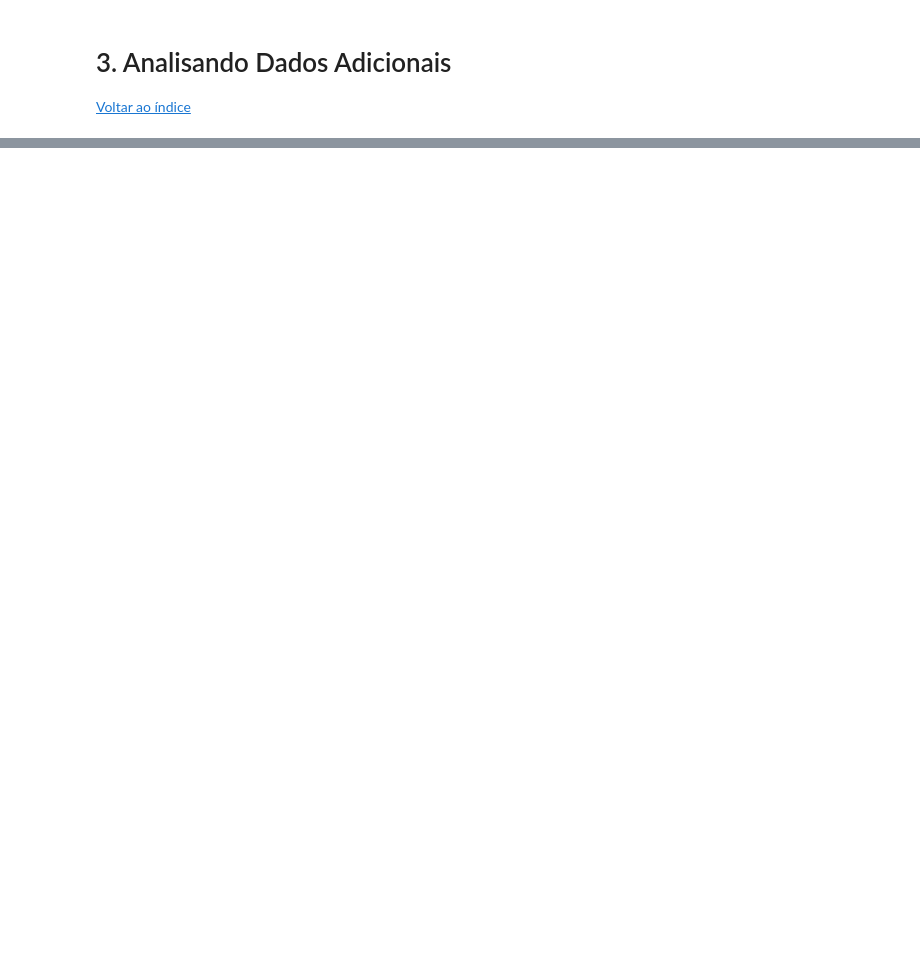
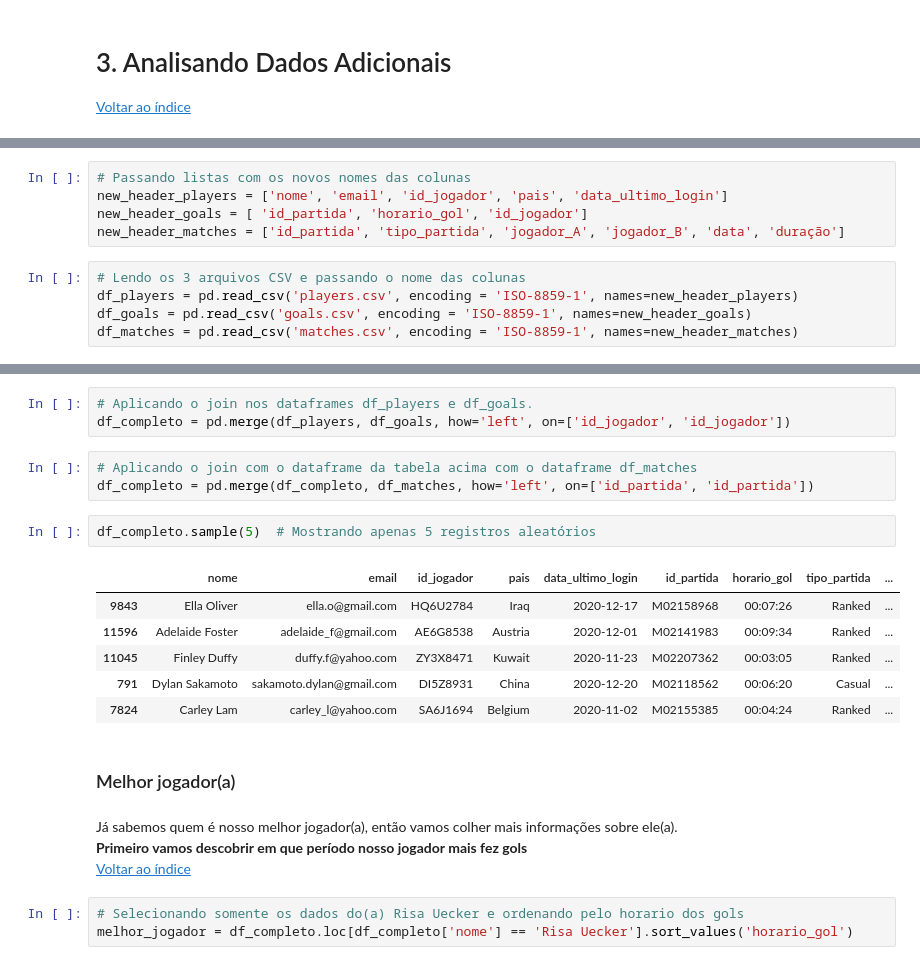
Before and after one commit to ArakakiB/Classificando_jogadores_por_nivel, a Jupyter notebook: Classificando_jogadores_por_nivel.ipynb, the cells around one changed output, grey strips where cells are left out. Cells and saved outputs as stored; diff of their text form; blank space fills up the shorter version.

```diff
--- a/Classificando_jogadores_por_nivel.ipynb
+++ b/Classificando_jogadores_por_nivel.ipynb
@@ -973,0 +1077,10 @@ fig.show()
+# %%
+# Passando listas com os novos nomes das colunas
+new_header_players = ['nome', 'email', 'id_jogador', 'pais', 'data_ultimo_login']
+new_header_goals = [ 'id_partida', 'horario_gol', 'id_jogador']
+new_header_matches = ['id_partida', 'tipo_partida', 'jogador_A', 'jogador_B', 'data', 'duração']
+# %%
+# Lendo os 3 arquivos CSV e passando o nome das colunas
+df_players = pd.read_csv('players.csv', encoding = 'ISO-8859-1', names=new_header_players)
+df_goals = pd.read_csv('goals.csv', encoding = 'ISO-8859-1', names=new_header_goals)
+df_matches = pd.read_csv('matches.csv', encoding = 'ISO-8859-1', names=new_header_matches)
@@ -973,0 +1108,25 @@ fig.show()
+# %%
+# Aplicando o join nos dataframes df_players e df_goals.
+df_completo = pd.merge(df_players, df_goals, how='left', on=['id_jogador', 'id_jogador'])
+# %%
+# Aplicando o join com o dataframe da tabela acima com o dataframe df_matches
+df_completo = pd.merge(df_completo, df_matches, how='left', on=['id_partida', 'id_partida'])
+# %%
+df_completo.sample(5)  # Mostrando apenas 5 registros aleatórios
+# %% [output]
+|  | nome | email | id_jogador | pais | data_ultimo_login | id_partida | horario_gol | tipo_partida | ... |
+| 9843 | Ella Oliver | ella.o@gmail.com | HQ6U2784 | Iraq | 2020-12-17 | M02158968 | 00:07:26 | Ranked | ... |
+| 11596 | Adelaide Foster | adelaide_f@gmail.com | AE6G8538 | Austria | 2020-12-01 | M02141983 | 00:09:34 | Ranked | ... |
+| 11045 | Finley Duffy | duffy.f@yahoo.com | ZY3X8471 | Kuwait | 2020-11-23 | M02207362 | 00:03:05 | Ranked | ... |
+| 791 | Dylan Sakamoto | sakamoto.dylan@gmail.com | DI5Z8931 | China | 2020-12-20 | M02118562 | 00:06:20 | Casual | ... |
+| 7824 | Carley Lam | carley_l@yahoo.com | SA6J1694 | Belgium | 2020-11-02 | M02155385 | 00:04:24 | Ranked | ... |
+# %% [markdown]
+### Melhor jogador(a)
+# %% [markdown]
+Já sabemos quem é nosso melhor jogador(a), então vamos colher mais informações sobre ele(a).
+<a name="PERIODO"></a>
+<b>Primeiro vamos descobrir em que período nosso jogador mais fez gols</b><br/>
+<a href='#TOPO'>Voltar ao índice</a>
+# %%
+# Selecionando somente os dados do(a) Risa Uecker e ordenando pelo horario dos gols
+melhor_jogador = df_completo.loc[df_completo['nome'] == 'Risa Uecker'].sort_values('horario_gol')
```
Also changed, not shown: parts of 41 cells of this notebook.
